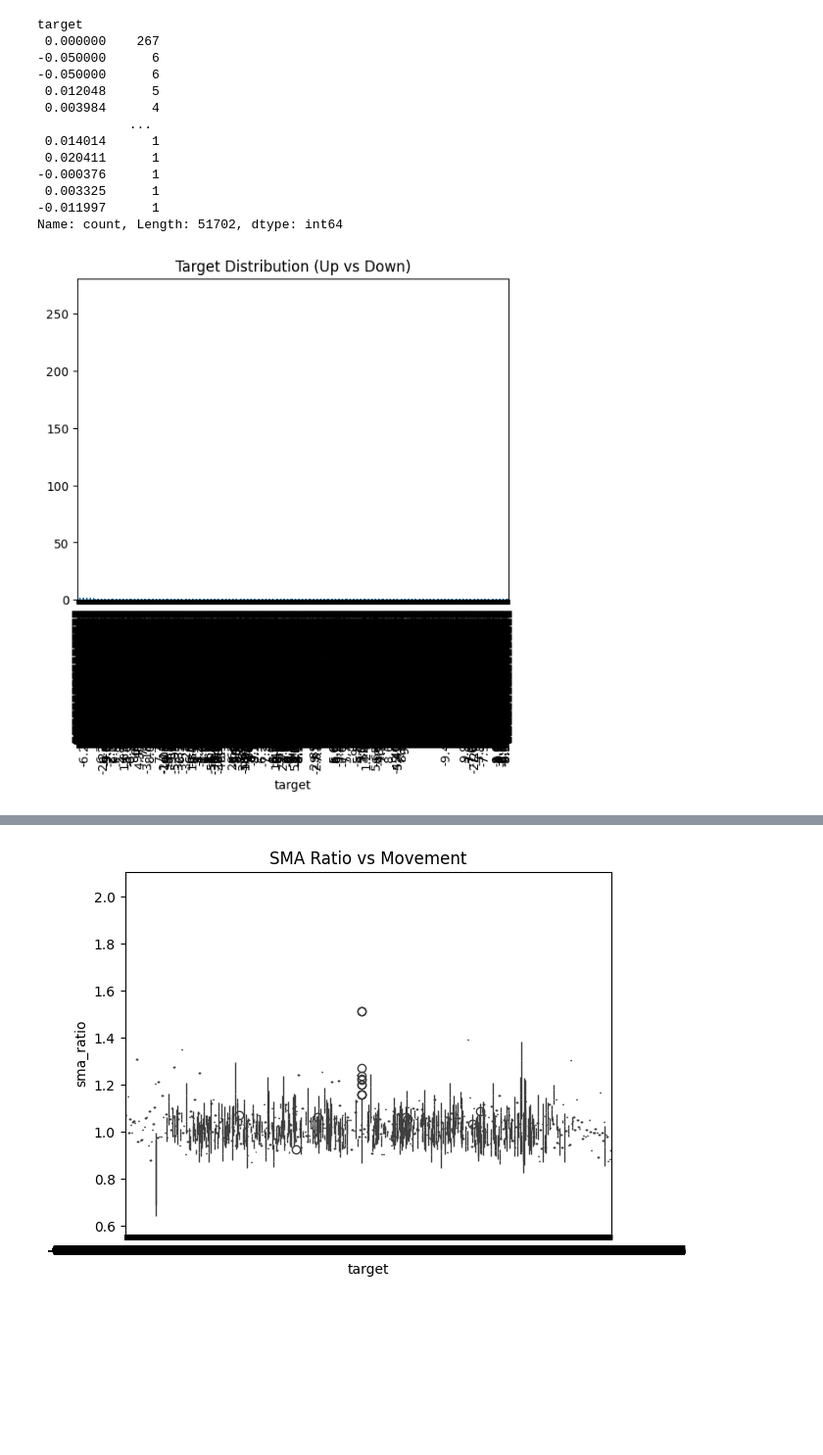
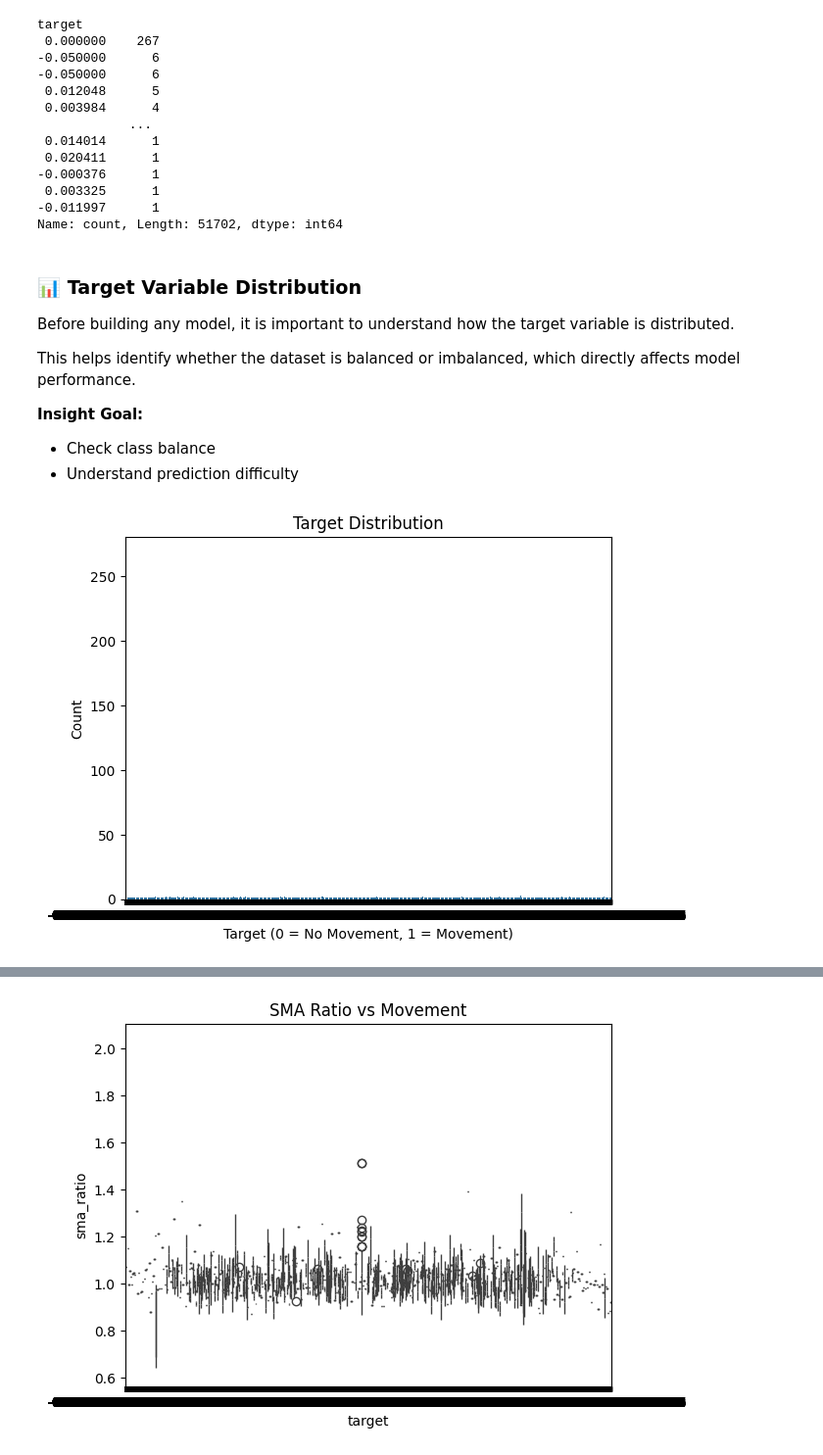
Before and after one commit to Deepanshu11-ai/SULproject, a Jupyter notebook: Notebooks/reports/eda.ipynb, the cells around one changed output, grey strips where cells are left out. Shown at 98% size. Drawn from its saved outputs; the diff is of its cells as text; code cells hidden in the pictures; blank space fills up the shorter version.

```diff
--- a/Notebooks/reports/eda.ipynb
+++ b/Notebooks/reports/eda.ipynb
@@ -29,11 +29,25 @@ target
  0.003325      1
 -0.011997      1
 Name: count, Length: 51702, dtype: int64
+# %% [markdown]
+### 📊 Target Variable Distribution
+
+Before building any model, it is important to understand how the target variable is distributed.
+
+This helps identify whether the dataset is balanced or imbalanced, which directly affects model performance.
+
+**Insight Goal:**
+
+* Check class balance
+* Understand prediction difficulty
 # %%
+import seaborn as sns
 import matplotlib.pyplot as plt
 
-df['target'].value_counts().plot(kind='bar')
-plt.title("Target Distribution (Up vs Down)")
+sns.countplot(x=df["target"])
+plt.title("Target Distribution")
+plt.xlabel("Target (0 = No Movement, 1 = Movement)")
+plt.ylabel("Count")
 plt.show()
 # %% [output]
-[figure, old version]
+[figure, new version]
```
Also changed, not shown: parts of 20 cells of this notebook, 1 other file.
